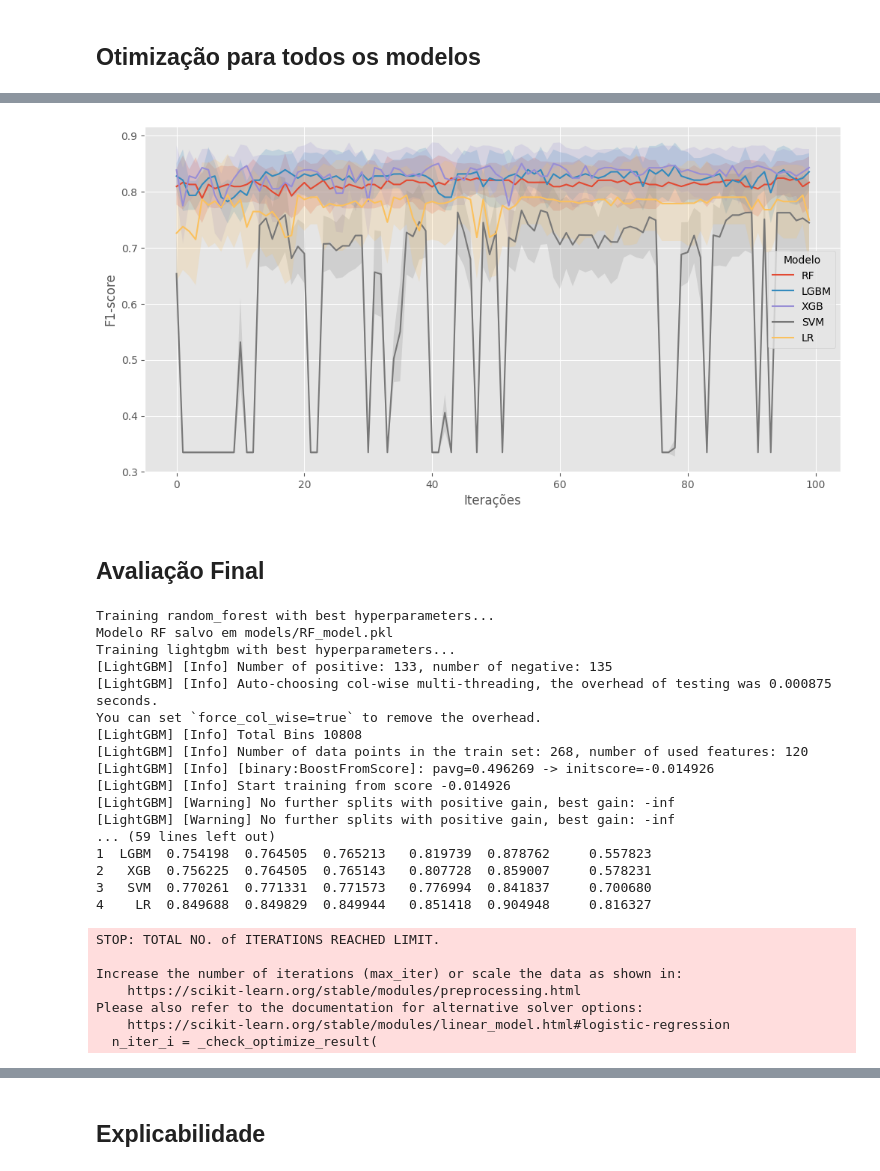
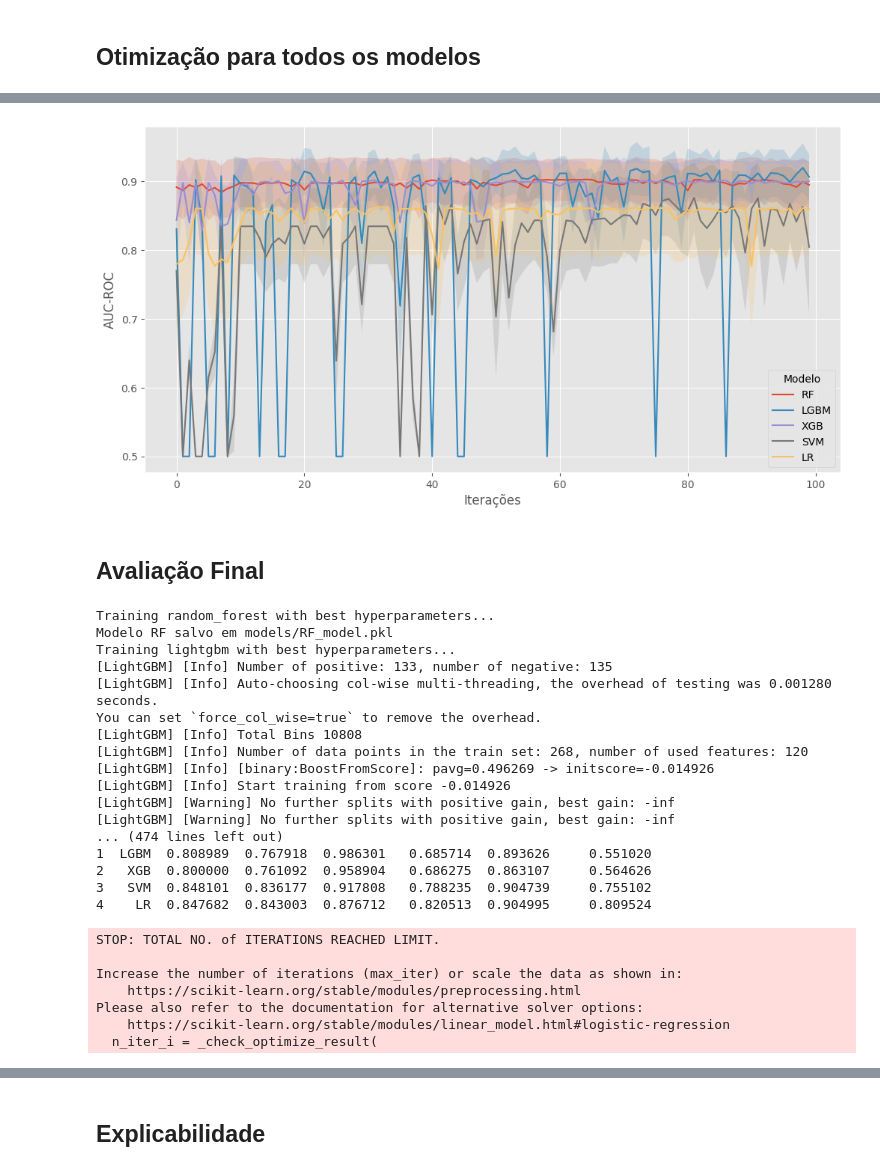
Before and after one commit to roaraujo/ML-FTW-EEG, a Jupyter notebook: 01_1-ML_EEG.ipynb, the cells around one changed output, grey strips where cells are left out. Cells and saved outputs as stored; diff of their text form; code cells hidden in the pictures.

Commit message:
models

```diff
--- a/01_1-ML_EEG.ipynb
+++ b/01_1-ML_EEG.ipynb
@@ -267,7 +319,7 @@ sampler = TPESampler(seed=42)
 for model in models:
     print(f'Optimizing {model}...')
     study = optuna.create_study(direction='maximize', sampler=sampler)
-    study.optimize(lambda trial: objective(trial, model), n_trials=100, n_jobs=-1)
+    study.optimize(lambda trial: objective(trial, model), n_trials=100)
 
     print(f'Best params for {model}: {study.best_params}')
     best_models[model] = study.best_params
@@ -278,7 +330,7 @@ for model in models:
             'model': model,
             'trial': t.number,
             'value_mean': t.value,
-            'value_std': t.user_attrs.get("std_f1")
+            'value_std': t.user_attrs.get("std_roc_auc")
         })
 
 df_results = pd.DataFrame(results)
@@ -420,32 +472,32 @@ df_results["model_short"] = df_results["model"].map(model_name_map)
 # %%
 import matplotlib.pyplot as plt
 import seaborn as sns
 
 plt.figure(figsize=(12, 6))
 sns.lineplot(
     data=df_results,
     x="trial",
     y="value_mean",
     hue="model_short",
     # marker="o"
 )
 
 for model in df_results["model_short"].unique():
     subset = df_results[df_results["model_short"] == model]
     plt.fill_between(
         subset["trial"],
         subset["value_mean"] - subset["value_std"],
         subset["value_mean"] + subset["value_std"],
         alpha=0.2
     )
 
-# plt.title("Desempenho dos Modelos ao longo das Interações (F1-Macro)")
+# plt.title("Desempenho dos Modelos ao longo das Interações")
 plt.xlabel("Iterações")
-plt.ylabel("F1-score")
+plt.ylabel("AUC-ROC")
 plt.legend(title="Modelo")
 plt.grid(True)
 # %% [output]
-[figure, old version]
+[figure, new version]
 # %% [markdown]
 ## Avaliação Final
 # %%
@@ -523,10 +575,10 @@ for model_name, params in best_models.items():
     # Métricas
     metrics = {
         'Model': model_names_map[model_name],
-        'F1_Score': f1_score(y_test, y_pred, average='macro'),
+        'F1_Score': f1_score(y_test, y_pred, average='binary'),
         'Accuracy': accuracy_score(y_test, y_pred),
-        'Recall': recall_score(y_test, y_pred, average='macro'),
-        'Precision': precision_score(y_test, y_pred, average='macro'),
+        'Recall': recall_score(y_test, y_pred, average='binary'),
+        'Precision': precision_score(y_test, y_pred, average='binary'),
         'ROC_AUC': roc_auc_score(y_test, y_proba) if y_proba is not None else None,
         'Specificity': specificity
     }
@@ -540,7 +592,7 @@ Training random_forest with best hyperparameters...
 Modelo RF salvo em models/RF_model.pkl
 Training lightgbm with best hyperparameters...
 [LightGBM] [Info] Number of positive: 133, number of negative: 135
-[LightGBM] [Info] Auto-choosing col-wise multi-threading, the overhead of testing was 0.000875 seconds.
+[LightGBM] [Info] Auto-choosing col-wise multi-threading, the overhead of testing was 0.001280 seconds.
 You can set `force_col_wise=true` to remove the overhead.
 [LightGBM] [Info] Total Bins 10808
 [LightGBM] [Info] Number of data points in the train set: 268, number of used features: 120
@@ -548,11 +600,11 @@ You can set `force_col_wise=true` to remove the overhead.
 [LightGBM] [Info] Start training from score -0.014926
 [LightGBM] [Warning] No further splits with positive gain, best gain: -inf
 [LightGBM] [Warning] No further splits with positive gain, best gain: -inf
-... (59 lines left out)
-1  LGBM  0.754198  0.764505  0.765213   0.819739  0.878762     0.557823
-2   XGB  0.756225  0.764505  0.765143   0.807728  0.859007     0.578231
-3   SVM  0.770261  0.771331  0.771573   0.776994  0.841837     0.700680
-4    LR  0.849688  0.849829  0.849944   0.851418  0.904948     0.816327
+... (474 lines left out)
+1  LGBM  0.808989  0.767918  0.986301   0.685714  0.893626     0.551020
+2   XGB  0.800000  0.761092  0.958904   0.686275  0.863107     0.564626
+3   SVM  0.848101  0.836177  0.917808   0.788235  0.904739     0.755102
+4    LR  0.847682  0.843003  0.876712   0.820513  0.904995     0.809524
 STOP: TOTAL NO. of ITERATIONS REACHED LIMIT.
 
 Increase the number of iterations (max_iter) or scale the data as shown in:
```
Also changed, not shown: parts of 10 cells of this notebook, 6 other files.
